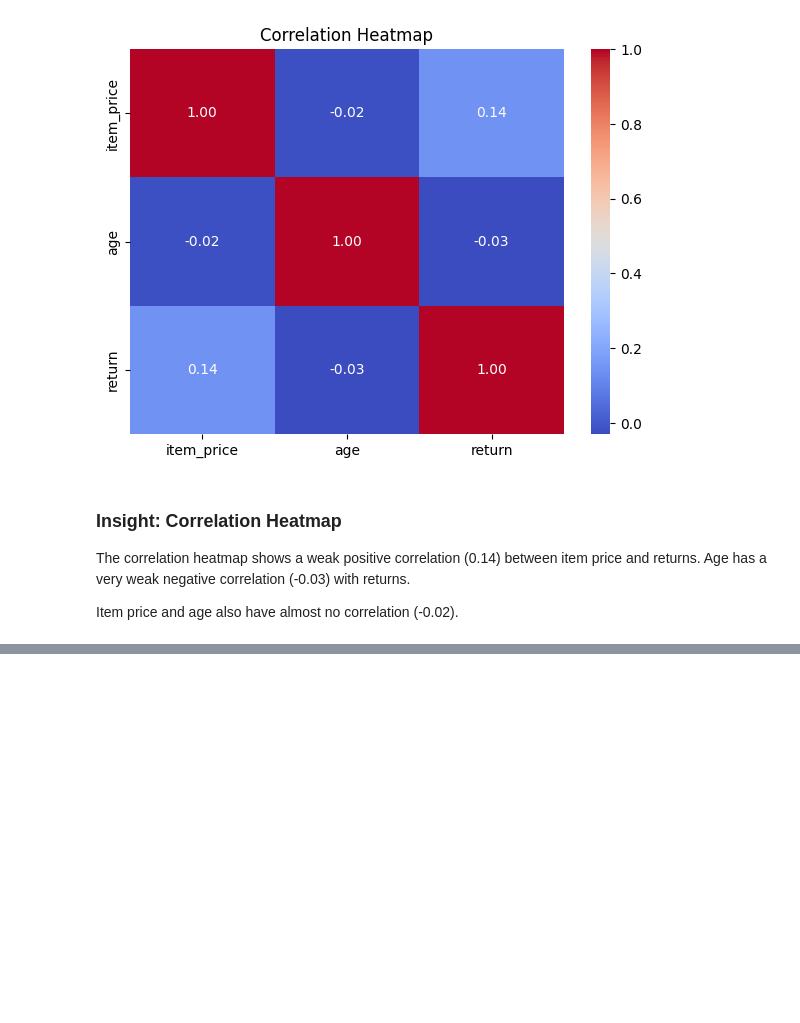
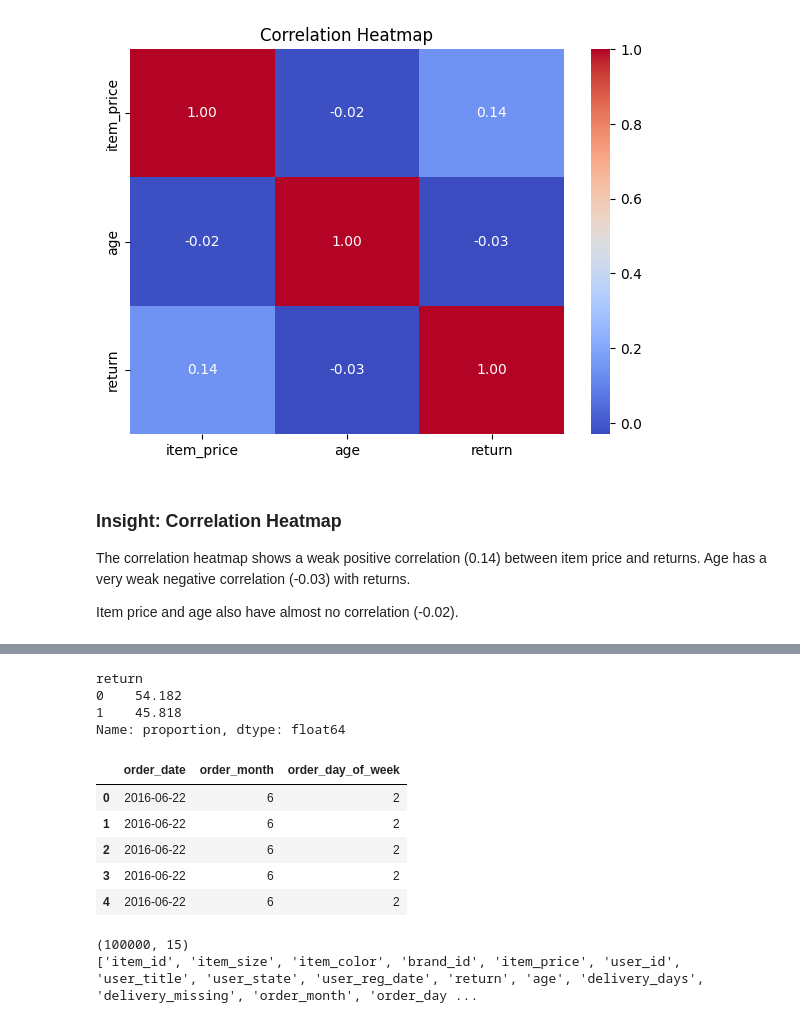
Before and after one commit to aish2106/ReturnRadar, a Jupyter notebook: notebooks/ReturnRadar_Final.ipynb, the cells around one changed output, grey strips where cells are left out. Cells and saved outputs as stored; diff of their text form; code cells hidden in the pictures; blank space fills up the shorter version.

Commit message:
Add EDA summary, data cleaning, delivery features and feature/target definition

```diff
--- a/notebooks/ReturnRadar_Final.ipynb
+++ b/notebooks/ReturnRadar_Final.ipynb
@@ -939,0 +942,6 @@ Item price and age also have almost no correlation (-0.02).
+# %%
+# Create a working copy of the dataset
+df_clean = df.copy()
+
+print("Original dataset shape:", df.shape)
+print("Working dataset shape:", df_clean.shape)
@@ -939,0 +987,9 @@ Item price and age also have almost no correlation (-0.02).
+# %%
+# Create delivery features before delivery_date is dropped
+df_clean['delivery_days'] = (df_clean['delivery_date'] - df_clean['order_date']).dt.days
+
+df_clean['delivery_missing'] = df_clean['delivery_date'].isna().astype(int)
+
+print("Missing delivery_days:", df_clean['delivery_days'].isnull().sum())
+print("\nDelivery missing indicator:")
+print(df_clean['delivery_missing'].value_counts())
@@ -939,0 +1004,14 @@ Item price and age also have almost no correlation (-0.02).
+# %%
+df_clean = df_clean.drop(
+    columns=[
+        'order_item_id',
+        'price_group',
+        'delivery_status',
+        'age_group',
+        'delivery_date',
+        'user_dob'
+    ]
+)
+
+print("Dataset shape:", df_clean.shape)
+print(df_clean.columns.tolist())
@@ -939,0 +1039,27 @@ Item price and age also have almost no correlation (-0.02).
+# %%
+df_clean['return'].value_counts(normalize=True) * 100
+# %% [output]
+return
+0    54.182
+1    45.818
+Name: proportion, dtype: float64
+# %%
+df_clean['order_month'] = df_clean['order_date'].dt.month
+df_clean['order_day_of_week'] = df_clean['order_date'].dt.dayofweek
+
+df_clean[['order_date', 'order_month', 'order_day_of_week']].head()
+# %% [output]
+|  | order_date | order_month | order_day_of_week |
+| 0 | 2016-06-22 | 6 | 2 |
+| 1 | 2016-06-22 | 6 | 2 |
+| 2 | 2016-06-22 | 6 | 2 |
+| 3 | 2016-06-22 | 6 | 2 |
+| 4 | 2016-06-22 | 6 | 2 |
+# %%
+df_clean = df_clean.drop(columns=['order_date'])
+
+print(df_clean.shape)
+print(df_clean.columns.tolist())
+# %% [output]
+(100000, 15)
+['item_id', 'item_size', 'item_color', 'brand_id', 'item_price', 'user_id', 'user_title', 'user_state', 'user_reg_date', 'return', 'age', 'delivery_days', 'delivery_missing', 'order_month', 'order_day ...
```
Also changed, not shown: parts of 13 cells of this notebook.
